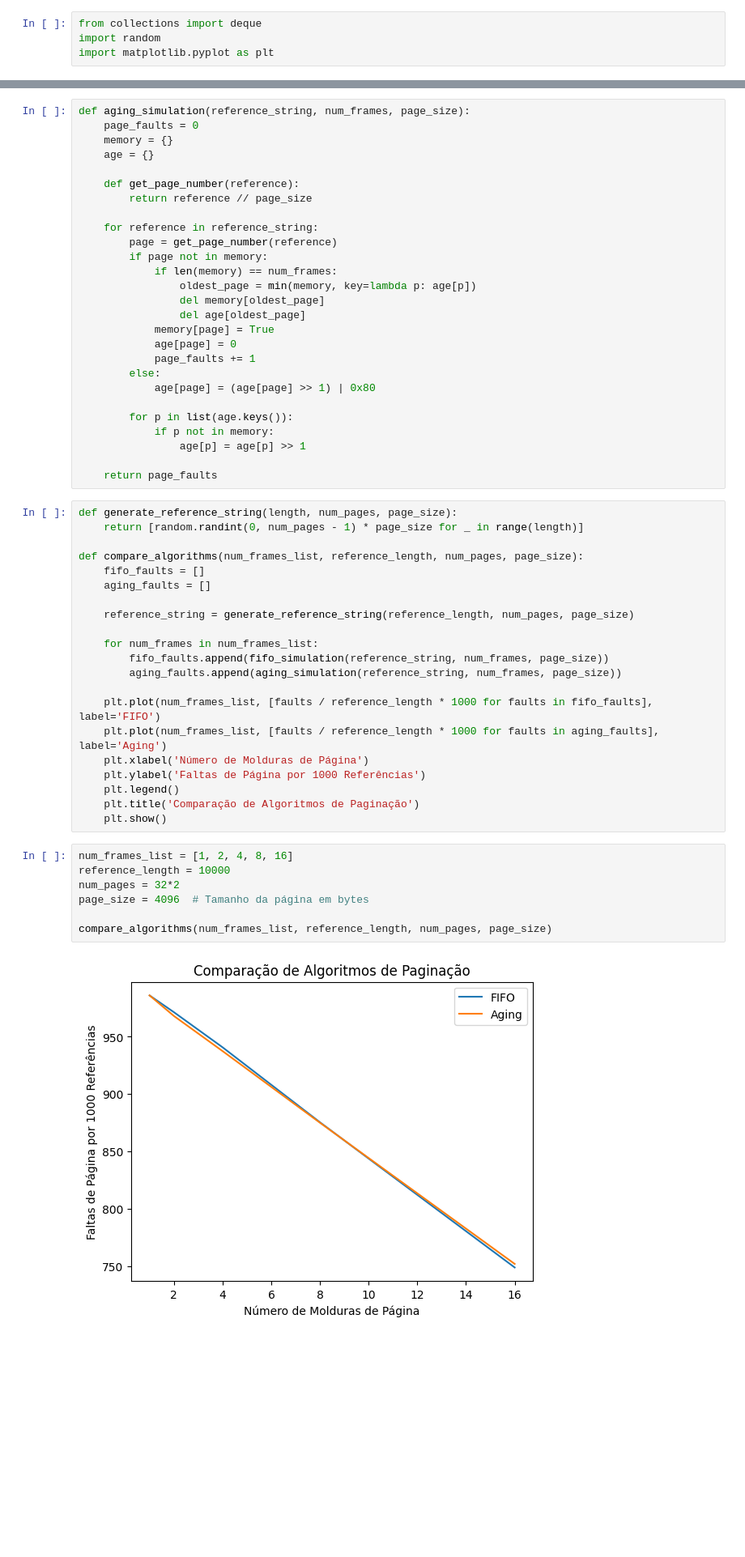
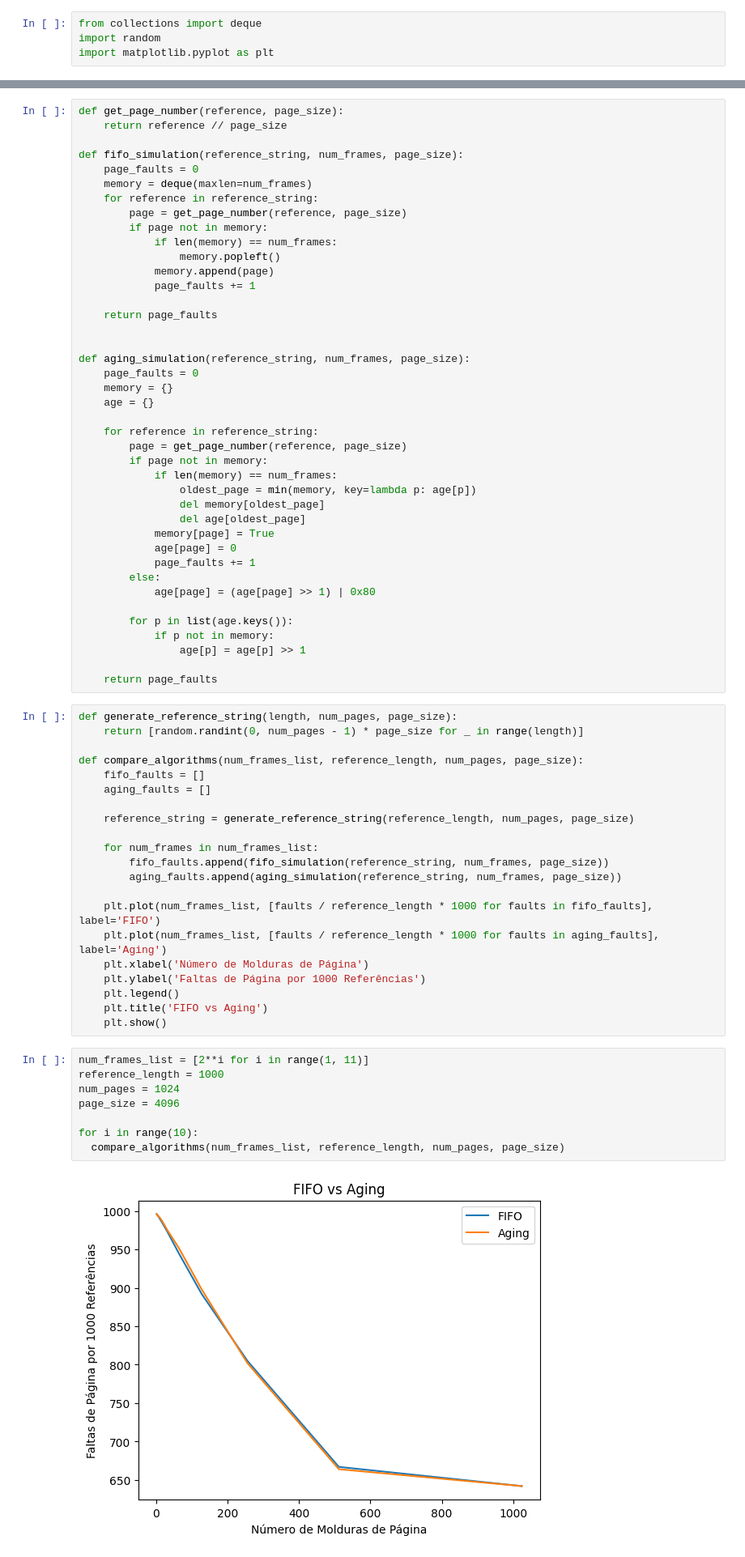
Before and after one commit to myller-silva/SO-trabalho-03---pagina--o, a Jupyter notebook: experiments.ipynb, the cells around one changed output, grey strips where cells are left out. Shown: that part at 81% size. Cells and saved outputs as stored; diff of their text form; blank space fills up the shorter version.

Commit message:
experiments: fifo avarage and aging avarage

```diff
--- a/experiments.ipynb
+++ b/experiments.ipynb
@@ -23,14 +5,28 @@ def fifo_simulation(reference_string, num_frames, page_size):
 # %%
+def get_page_number(reference, page_size):
+    return reference // page_size
+
+def fifo_simulation(reference_string, num_frames, page_size):
+    page_faults = 0
+    memory = deque(maxlen=num_frames)
+    for reference in reference_string:
+        page = get_page_number(reference, page_size)
+        if page not in memory:
+            if len(memory) == num_frames:
+                memory.popleft()
+            memory.append(page)
+            page_faults += 1
+
+    return page_faults
+
+
 def aging_simulation(reference_string, num_frames, page_size):
     page_faults = 0
     memory = {}
     age = {}
 
-    def get_page_number(reference):
-        return reference // page_size
-
     for reference in reference_string:
-        page = get_page_number(reference)
+        page = get_page_number(reference, page_size)
         if page not in memory:
             if len(memory) == num_frames:
                 oldest_page = min(memory, key=lambda p: age[p])
@@ -66,14 +62,15 @@ def compare_algorithms(num_frames_list, reference_length, num_pages, page_size):
     plt.xlabel('Número de Molduras de Página')
     plt.ylabel('Faltas de Página por 1000 Referências')
     plt.legend()
-    plt.title('Comparação de Algoritmos de Paginação')
+    plt.title('FIFO vs Aging')
     plt.show()
 # %%
-num_frames_list = [1, 2, 4, 8, 16]
-reference_length = 10000
-num_pages = 32*2
-page_size = 4096  # Tamanho da página em bytes
+num_frames_list = [2**i for i in range(1, 11)]
+reference_length = 1000
+num_pages = 1024
+page_size = 4096
 
-compare_algorithms(num_frames_list, reference_length, num_pages, page_size)
+for i in range(10):
+  compare_algorithms(num_frames_list, reference_length, num_pages, page_size)
 # %% [output]
-[figure, old version]
+[figure, new version]
```
Also changed, not shown: parts of 6 cells of this notebook.
